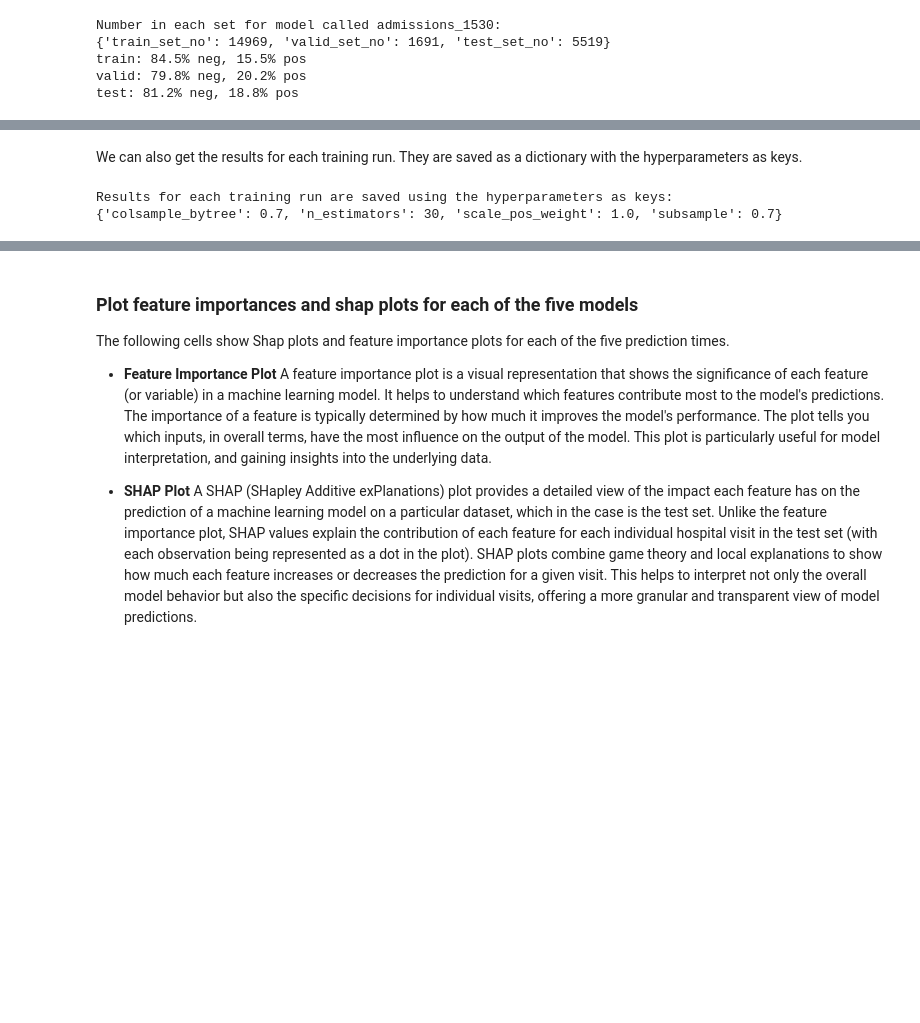
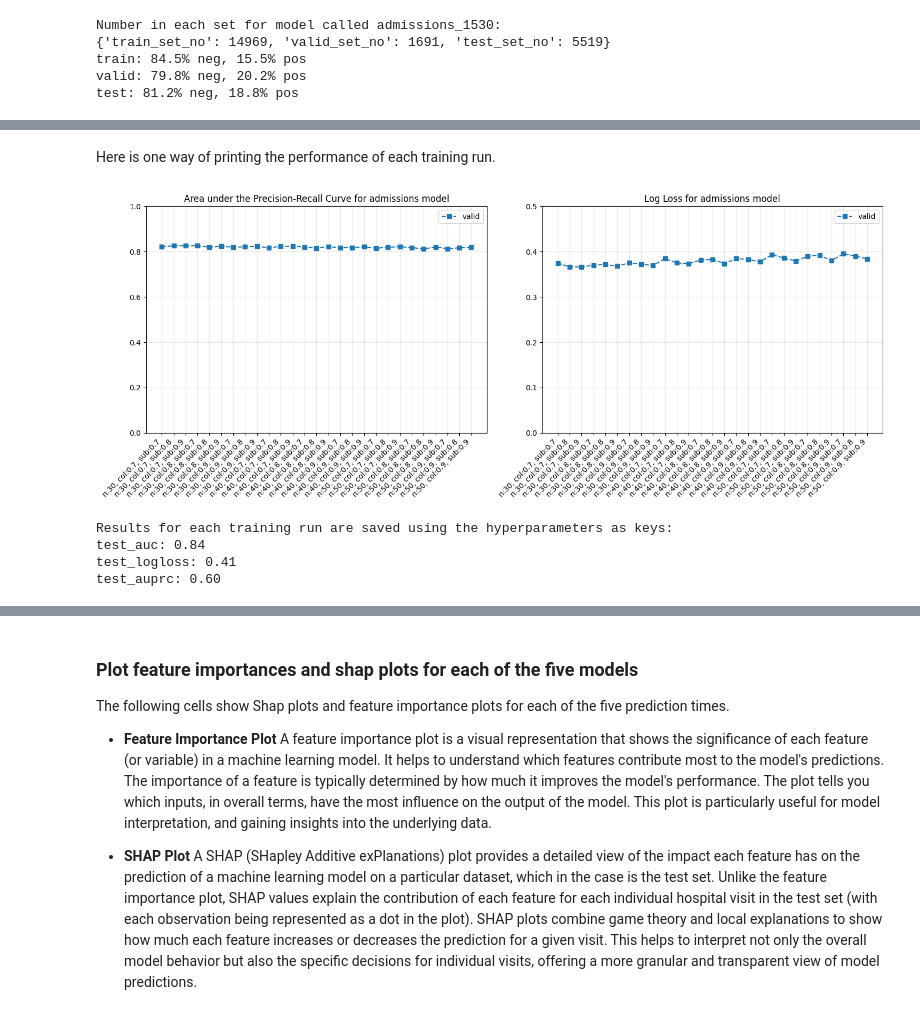
Before and after one commit to zmek/patientflow, a Jupyter notebook: notebooks/4a_Predict_probability_of_admission_from_ED.ipynb, the cells around one changed output, grey strips where cells are left out. Drawn from its saved outputs; the diff is of its cells as text; code cells hidden in the pictures; blank space fills up the shorter version.

```diff
--- a/notebooks/4a_Predict_probability_of_admission_from_ED.ipynb
+++ b/notebooks/4a_Predict_probability_of_admission_from_ED.ipynb
@@ -373,0 +414,13 @@ test: 81.2% neg, 18.8% pos
+# %%
+# Get the first set of hyperparameters from the training results
+first_run_params = next(iter(trained_models[prediction_time_model_name].metrics['train_valid_set_results']))
+
+print("Results for this first hyperparameter set in the grid:")
+print(f"{first_run_params}\n")
+
+# Get the results dictionary for these parameters
+results = trained_models[prediction_time_model_name].metrics['train_valid_set_results'][first_run_params]
+
+# Print each metric with formatted output
+for metric_name, metric_value in results.items():
+    print(f"{metric_name}: {metric_value:.2f}")
@@ -374,6 +439,7 @@ test: 81.2% neg, 18.8% pos
 # %%
 for prediction_time in train_visits.prediction_time.unique():
+    prediction_time_model_name = get_model_key("admissions", prediction_time)
+    model_metadata = trained_models[prediction_time_model_name].metrics
     hour, min = prediction_time
-    print(prediction_time)
-    print(f"Best hyperparameters for {hour:02d}:{min:02d} model: {model_metadata[f'admissions_{hour:02d}{min:02d}']['best_params']}")
+    print(f"Best hyperparameters for {hour:02d}:{min:02d} model: {model_metadata['best_params']}")
 # %% [output]
@@ -390,10 +451,59 @@ Best hyperparameters for 22:00 model: {'colsample_bytree': 0.7, 'n_estimators':
-# %% [markdown]
-We can also get the results for each training run. They are saved as a dictionary with the hyperparameters as keys.
+# %% [markdown]
+Here is one way of printing the performance of each training run.
+# %%
+import matplotlib.pyplot as plt
+import ast
+
+def plot_hyperparameter_results(results):
+    fig, (ax1, ax2) = plt.subplots(1, 2, figsize=(15, 6))
+
+    # Sort by parameters for consistent plotting
+    sorted_results = sorted(results.items(),
+                          key=lambda x: (ast.literal_eval(x[0])['n_estimators'],
+                                       ast.literal_eval(x[0])['colsample_bytree'],
+                                      ast.literal_eval(x[0])['subsample']))
+
+    x = range(len(sorted_results))
+    labels = [f"n:{ast.literal_eval(k)['n_estimators']}, "
+              f"col:{ast.literal_eval(k)['colsample_bytree']}, "
+              f"sub:{ast.literal_eval(k)['subsample']}"
+             for k, _ in sorted_results]
+
+    # Plot metrics
+    train_auprc = [float(m['train_auprc']) for _, m in sorted_results]
+    valid_auprc = [float(m['valid_auc']) for _, m in sorted_results]
+    train_loss = [m['valid_auprc'] for _, m in sorted_results]
+    valid_loss = [m['valid_logloss'] for _, m in sorted_results]
+
+    ax1.plot(x, valid_auprc, 's--', label='valid')
+    ax2.plot(x, valid_loss, 's--', label='valid')
+
+    # Set y-axis ranges
+    ax1.set_ylim(0, 1.0)
+    ax2.set_ylim(0, 0.5)
+
+    ax1.set_title(f'Area under the Precision-Recall Curve for {model_name} model')
+    ax2.set_title(f'Log Loss for {model_name} model')
+
+    for ax in [ax1, ax2]:
+        ax.set_xticks(x)
+        ax.set_xticklabels(labels, rotation=45, ha='right')
+        ax.grid(True, alpha=0.3)
+        ax.legend()
+
+    plt.tight_layout()
+    return fig
+fig = plot_hyperparameter_results(trained_models[prediction_time_model_name].metrics['train_valid_set_results'])
+# %% [output]
+[figure, added]
 # %%
+# After sigmoid calibration
 print(f"Results for each training run are saved using the hyperparameters as keys:")
 
-for key, value in model_metadata[prediction_time_model_name]['train_valid_set_results'].items():
-    print(key)
+for key, value in trained_models[prediction_time_model_name].metrics['test_set_results'].items():
+    print(f"{key}: {value:.2f}")
 # %% [output]
 Results for each training run are saved using the hyperparameters as keys:
-{'colsample_bytree': 0.7, 'n_estimators': 30, 'scale_pos_weight': 1.0, 'subsample': 0.7}
+test_auc: 0.84
+test_logloss: 0.41
+test_auprc: 0.60
```
Also changed, not shown: parts of 31 cells of this notebook, 5 other files.
